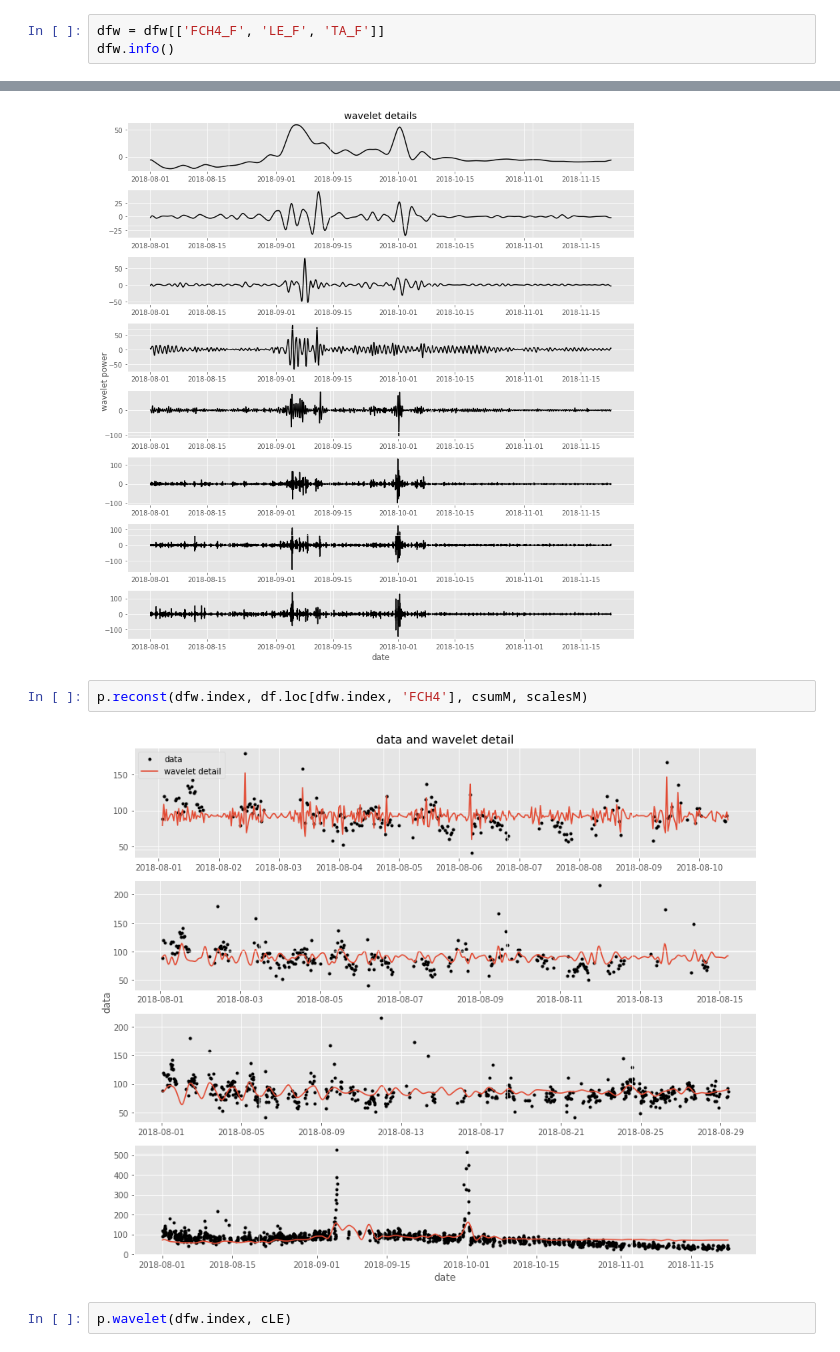
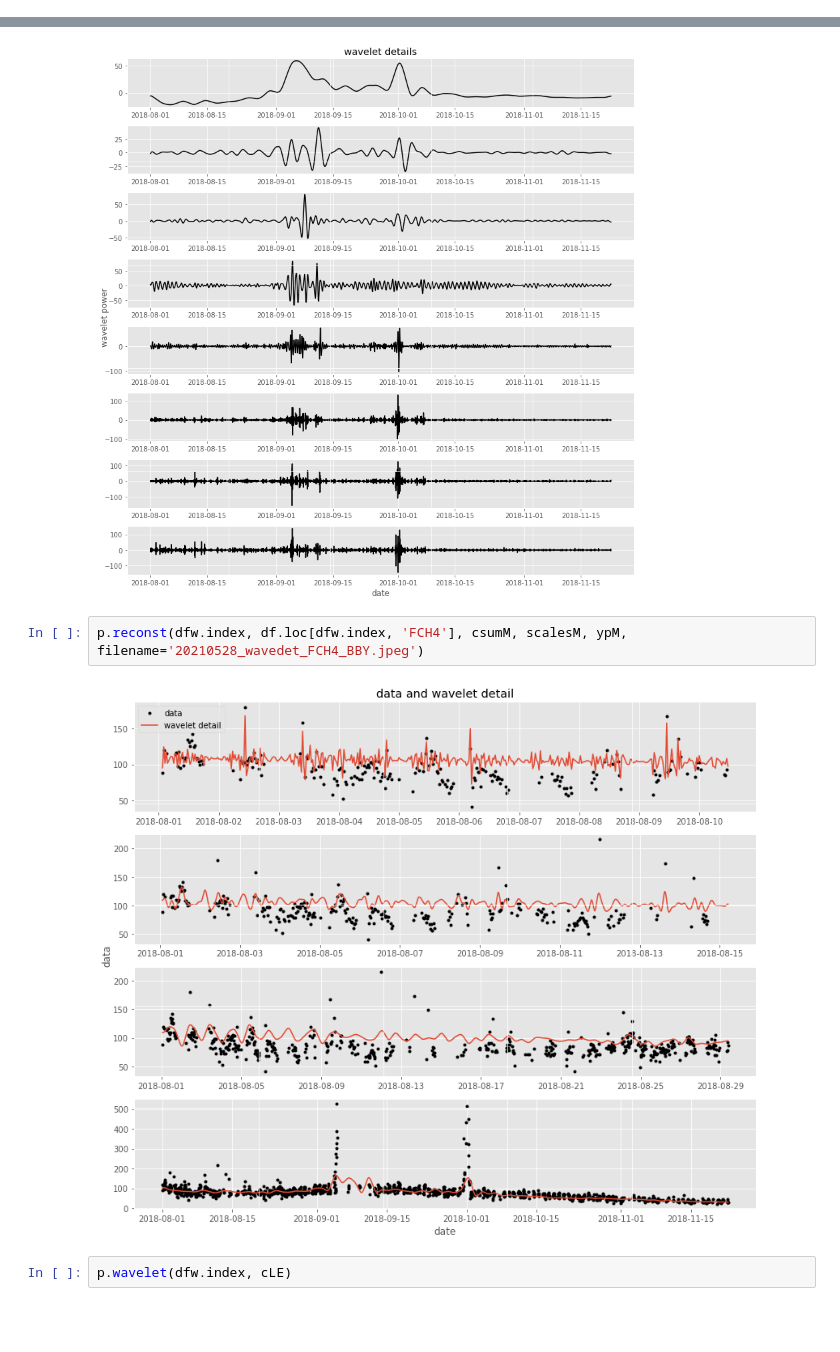
Before and after one commit to ottobriner/wavelet-partition, a Jupyter notebook: FLX_JP-BBY.ipynb, the cells around one changed output, grey strips where cells are left out. Saved outputs shown, nothing was run; the diff lists cells and outputs as text; blank space fills up the shorter version.

Commit message:
plotter.reconst adds norm not mean, documentation, cleaning

```diff
--- a/FLX_JP-BBY.ipynb
+++ b/FLX_JP-BBY.ipynb
@@ -61,6 +61,3 @@ p.scatterdate(dfw.index, dfw['FCH4_F'])
 [figure]
 # %% [markdown]
 gap-filling adding some info after first big spike (~mid Sept), but I'll use it and see what happens
-# %%
-dfw = dfw[['FCH4_F', 'LE_F', 'TA_F']]
-dfw.info()
@@ -98,9 +84,9 @@ p.wavelet(dfw.index, cM)
 # %% [output]
 [figure]
 # %%
-p.reconst(dfw.index, df.loc[dfw.index, 'FCH4'], csumM, scalesM)
+p.reconst(dfw.index, df.loc[dfw.index, 'FCH4'], csumM, scalesM, ypM, filename='20210528_wavedet_FCH4_BBY.jpeg')
 # %% [output]
-[figure, old version]
+[figure, new version]
 # %%
 p.wavelet(dfw.index, cLE)
 # %% [output]
```
Also changed, not shown: parts of 6 cells of this notebook, 2 other files.
